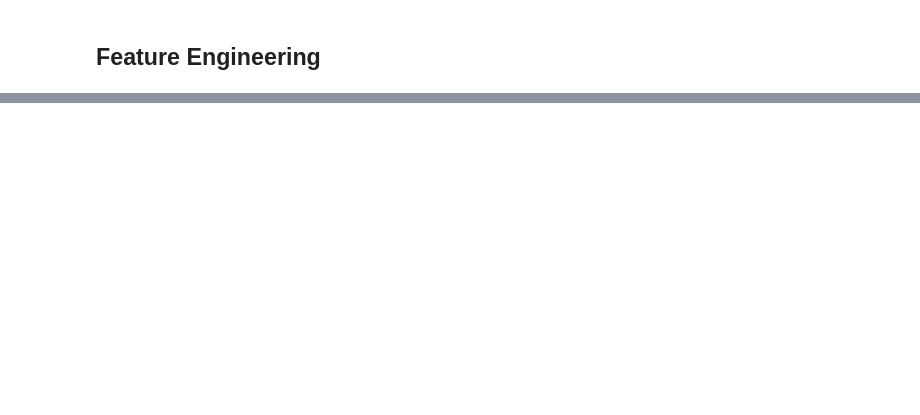
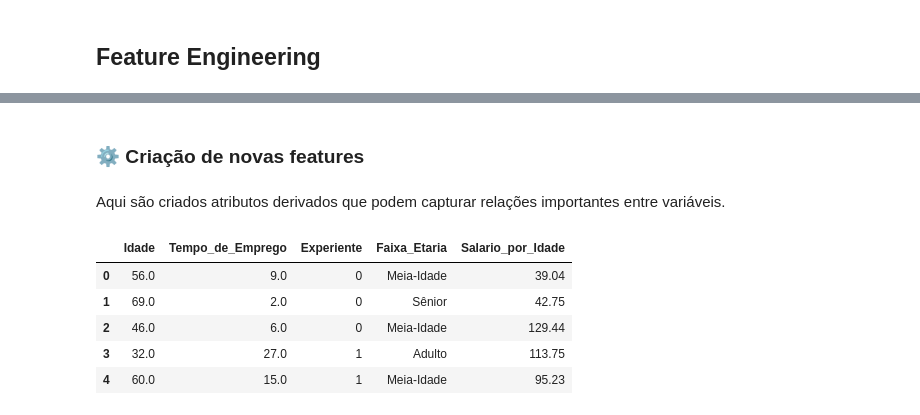
Before and after one commit to GB-Navarro/case-ia-fea-dev, a Jupyter notebook: case_ia - MODULO 2.ipynb, the cells around one changed output, grey strips where cells are left out. Cells and saved outputs as stored; diff of their text form; code cells hidden in the pictures; blank space fills up the shorter version.

```diff
--- a/case_ia - MODULO 2.ipynb
+++ b/case_ia - MODULO 2.ipynb
@@ -290,0 +985,26 @@ Recomendamos que utilizem para K os valores 5 e 10, pois estes não costumam cau
+# %% [markdown]
+### ⚙️ **Criação de novas features**
+# %% [markdown]
+Aqui são criados atributos derivados que podem capturar relações importantes entre variáveis.
+# %%
+df_features = df_limpo.copy()
+
+# Feature binária: experiência
+df_features['Experiente'] = np.where(df_features['Tempo_de_Emprego'] >= 10, 1, 0)
+
+# Feature categórica: faixa etária
+df_features['Faixa_Etaria'] = pd.cut(df_features['Idade'],
+                                     bins=[17, 25, 40, 60, 80],
+                                     labels=['Jovem', 'Adulto', 'Meia-Idade', 'Sênior'])
+
+# Feature numérica: relação salário/idade
+df_features['Salario_por_Idade'] = (df_features['Salario'] / df_features['Idade']).round(2)
+
+df_features[['Idade', 'Tempo_de_Emprego', 'Experiente', 'Faixa_Etaria', 'Salario_por_Idade']].head()
+# %% [output]
+|  | Idade | Tempo_de_Emprego | Experiente | Faixa_Etaria | Salario_por_Idade |
+| 0 | 56.0 | 9.0 | 0 | Meia-Idade | 39.04 |
+| 1 | 69.0 | 2.0 | 0 | Sênior | 42.75 |
+| 2 | 46.0 | 6.0 | 0 | Meia-Idade | 129.44 |
+| 3 | 32.0 | 27.0 | 1 | Adulto | 113.75 |
+| 4 | 60.0 | 15.0 | 1 | Meia-Idade | 95.23 |
```
Also changed, not shown: parts of 57 cells of this notebook.
